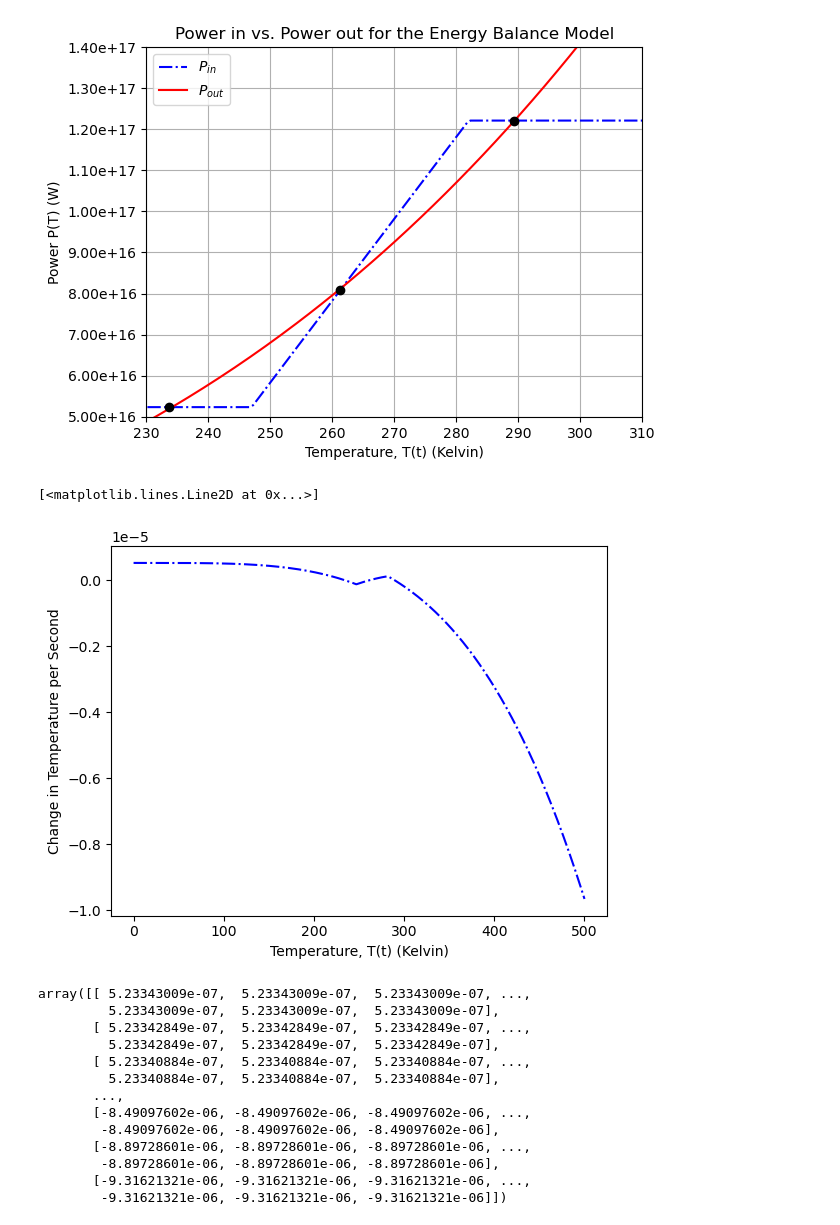
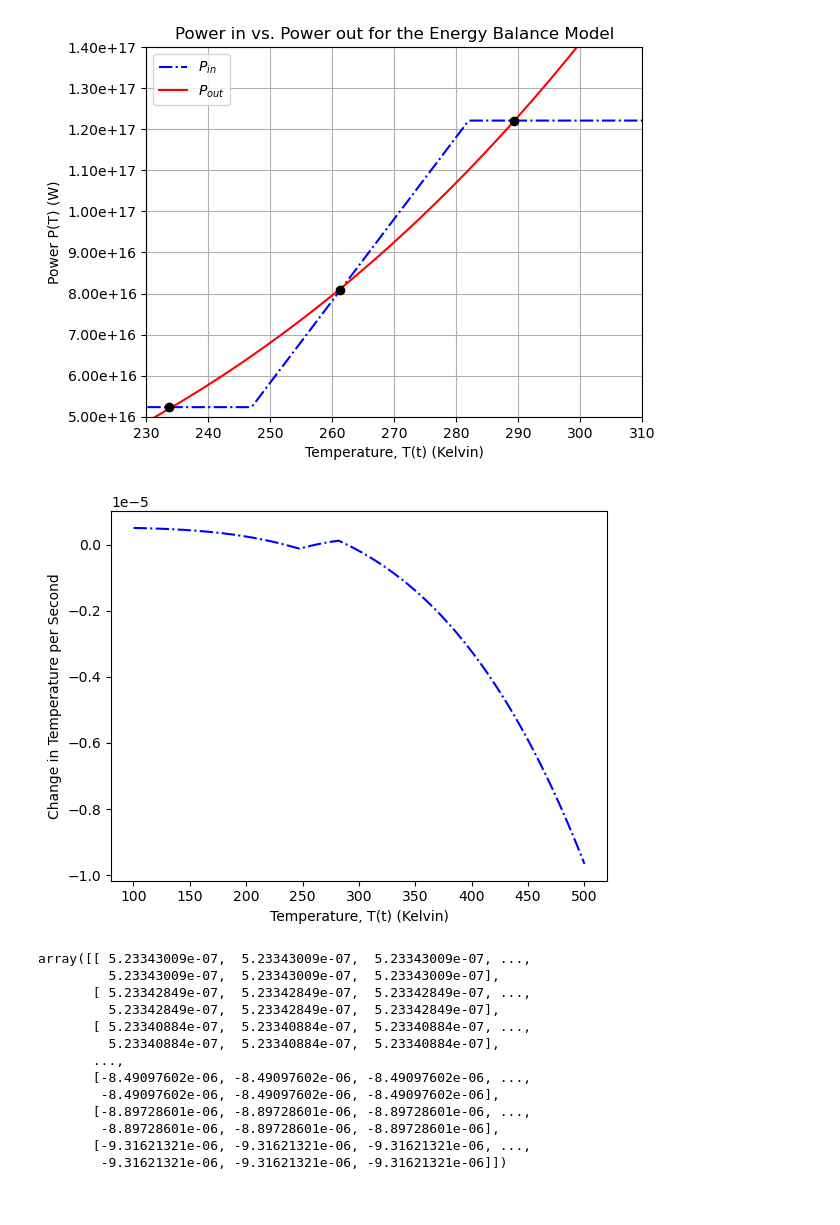
Before and after one commit to blucardin/SCIE001Math, a Jupyter notebook: intersection.ipynb, the cells around one changed output. Cells and saved outputs as stored; diff of their text form; code cells hidden in the pictures.

```diff
--- a/intersection.ipynb
+++ b/intersection.ipynb
@@ -61,16 +61,22 @@ Intersection points:
 [figure]
 # %%
 # Noah's own code:
+%matplotlib inline
 
 derivativeT = (P_in - P_out)/C
+
+bottom_cut = 100
+
+cut_temps = T_eq[T_eq > bottom_cut]
+cut_derivatives = derivativeT[T_eq > bottom_cut]
 
 plt.title("")
 plt.xlabel('Temperature, T(t) (Kelvin)') # x axis label
 plt.ylabel('Change in Temperature per Second') # y axis label
-plt.plot(T_eq, derivativeT, 'b-.') # plot LHS
+plt.plot(cut_temps, cut_derivatives, 'b-.') # plot LHS
+plt.show()
 # %% [output]
-[<matplotlib.lines.Line2D at 0x...>]
-[figure, old version]
+[figure, new version]
 # %%
 # output = dict()
 
```
Also changed, not shown: parts of 3 cells of this notebook.
